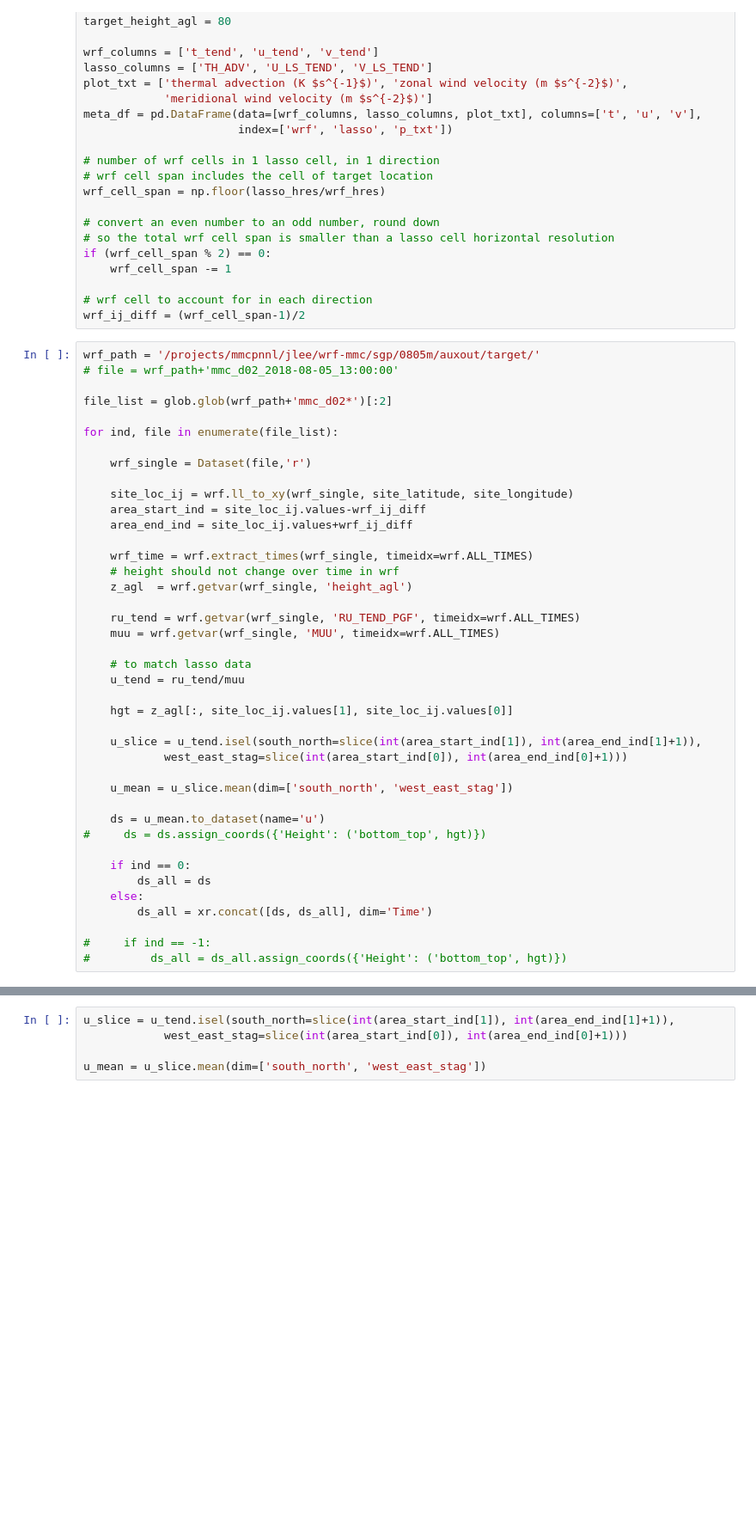
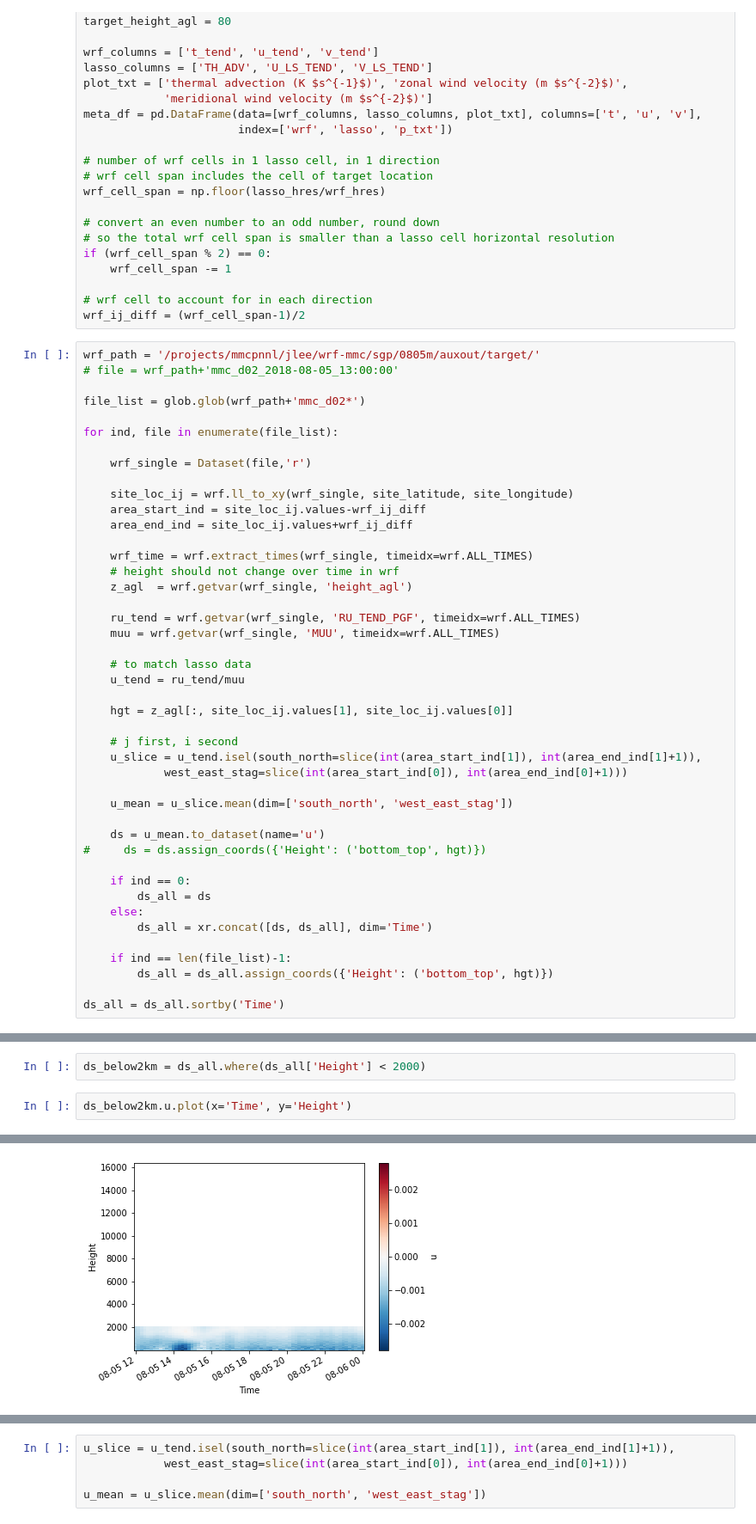
Before and after one commit to joejoeyjoseph/mmc-pnnl-j3, a Jupyter notebook: sgp/eagle/02b_auxout_lasso_lsforcing_comparison.ipynb, the cells around one changed output, grey strips where cells are left out. Shown at 86% size. Drawn from its saved outputs; the diff is of its cells as text; blank space fills up the shorter version.

Commit message:
add wrf heatmap

```diff
--- a/sgp/eagle/02b_auxout_lasso_lsforcing_comparison.ipynb
+++ b/sgp/eagle/02b_auxout_lasso_lsforcing_comparison.ipynb
@@ -49,7 +49,7 @@ wrf_ij_diff = (wrf_cell_span-1)/2
 wrf_path = '/projects/mmcpnnl/jlee/wrf-mmc/sgp/0805m/auxout/target/'
 # file = wrf_path+'mmc_d02_2018-08-05_13:00:00'
 
-file_list = glob.glob(wrf_path+'mmc_d02*')[:2]
+file_list = glob.glob(wrf_path+'mmc_d02*')
 
 for ind, file in enumerate(file_list):
 
@@ -71,6 +71,7 @@ for ind, file in enumerate(file_list):
 
     hgt = z_agl[:, site_loc_ij.values[1], site_loc_ij.values[0]]
 
+    # j first, i second
     u_slice = u_tend.isel(south_north=slice(int(area_start_ind[1]), int(area_end_ind[1]+1)),
             west_east_stag=slice(int(area_start_ind[0]), int(area_end_ind[0]+1)))
 
@@ -84,8 +85,10 @@ for ind, file in enumerate(file_list):
     else:
         ds_all = xr.concat([ds, ds_all], dim='Time')
 
-#     if ind == -1:
-#         ds_all = ds_all.assign_coords({'Height': ('bottom_top', hgt)})
+    if ind == len(file_list)-1:
+        ds_all = ds_all.assign_coords({'Height': ('bottom_top', hgt)})
+
+ds_all = ds_all.sortby('Time')
 # %%
 ds_all
 # %% [output]
@@ -98,0 +123,5 @@ Data variables:
+# %%
+ds_below2km = ds_all.where(ds_all['Height'] < 2000)
+# %%
+ds_below2km.u.plot(x='Time', y='Height')
+# %% [output]
@@ -98,0 +129 @@ Data variables:
+[figure, added]
```
Also changed, not shown: parts of 4 cells of this notebook.
